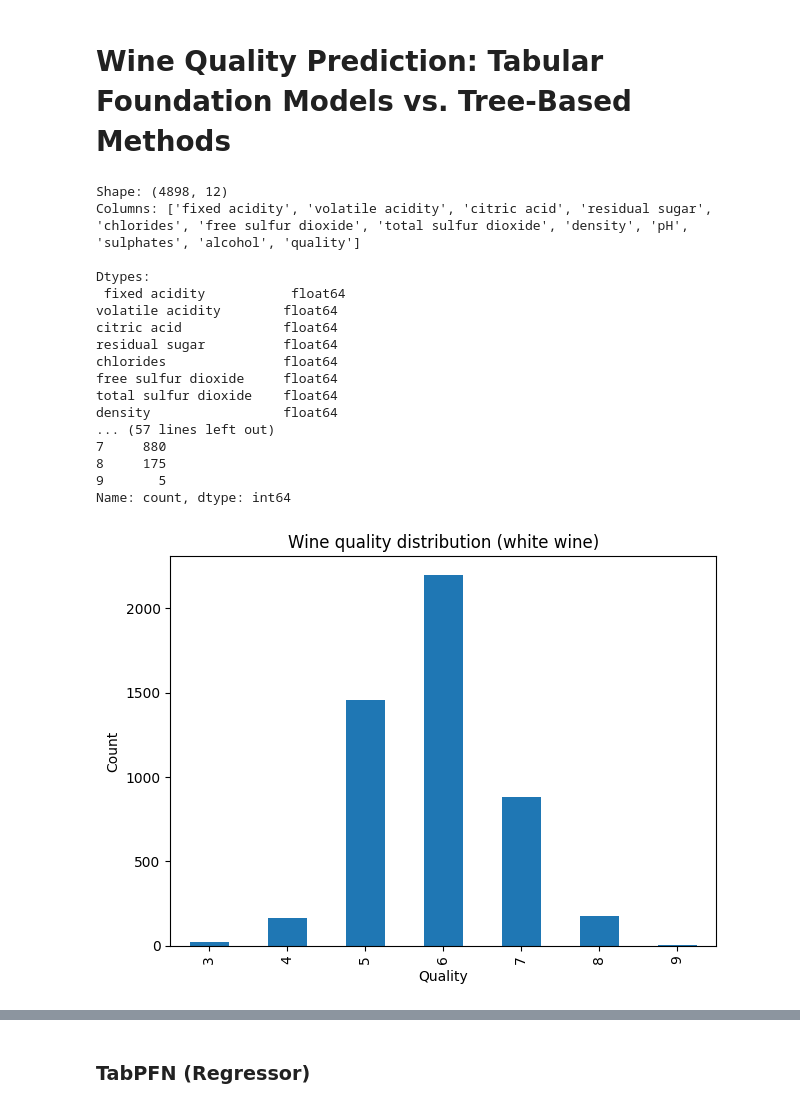
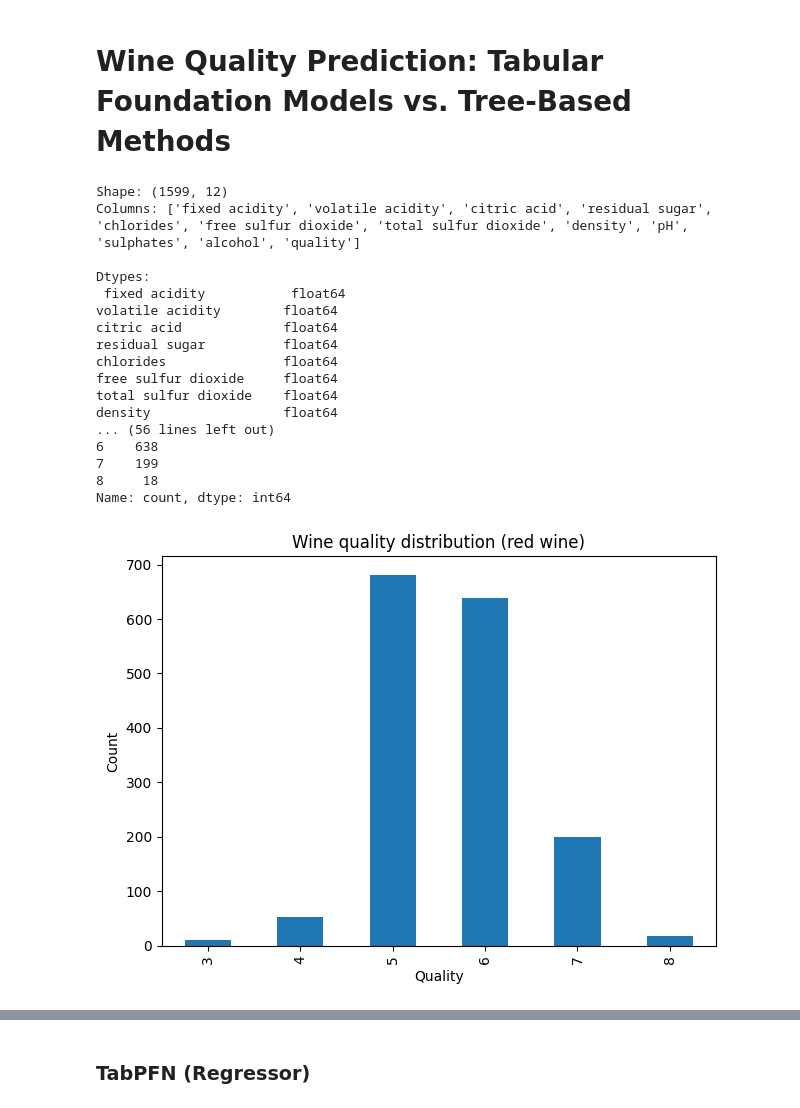
Before and after one commit to ruokokoski/tab-fm, a Jupyter notebook: tab_fms_vs_trees_wine_quality.ipynb, the cells around one changed output, grey strips where cells are left out. Cells and saved outputs as stored; diff of their text form; code cells hidden in the pictures.

Commit message:
Add option to predict also red wine quality

```diff
--- a/tab_fms_vs_trees_wine_quality.ipynb
+++ b/tab_fms_vs_trees_wine_quality.ipynb
@@ -34,8 +34,15 @@ from xgboost import XGBClassifier
 from catboost import CatBoostClassifier
 from lightgbm import LGBMClassifier
 
-path = "./data/winequality-white.csv"
+#path = "./data/winequality-white.csv"
+path = "./data/winequality-red.csv"
 df = pd.read_csv(path, sep=";")
+
+fname = os.path.basename(path).lower()
+if "white" in fname:
+    dataset_label = "white"
+else:
+    dataset_label = "red"
 
 print("Shape:", df.shape)
 print("Columns:", list(df.columns))
@@ -49,40 +56,40 @@ print("\nHead:\n", df.head())
 print("\nSummary stats:\n", df.describe(include="all").T)
 
 target_col = "quality"
 quality_counts = df[target_col].value_counts().sort_index()
 print("\nQuality value counts:\n", quality_counts)
 
 feature_cols = [c for c in df.columns if c != target_col]
 
 X = df[feature_cols]
 y = df[target_col]
 
 plt.figure()
 quality_counts.plot(kind="bar")
 plt.xlabel("Quality")
 plt.ylabel("Count")
-plt.title("Wine quality distribution (white wine)")
+plt.title(f"Wine quality distribution ({dataset_label} wine)")
 plt.tight_layout()
 plt.show()
 # %% [output]
-Shape: (4898, 12)
+Shape: (1599, 12)
 Columns: ['fixed acidity', 'volatile acidity', 'citric acid', 'residual sugar', 'chlorides', 'free sulfur dioxide', 'total sulfur dioxide', 'density', 'pH', 'sulphates', 'alcohol', 'quality']
 
 Dtypes:
  fixed acidity           float64
 volatile acidity        float64
 citric acid             float64
 residual sugar          float64
 chlorides               float64
 free sulfur dioxide     float64
 total sulfur dioxide    float64
 density                 float64
-... (57 lines left out)
-7     880
-8     175
-9       5
+... (56 lines left out)
+6    638
+7    199
+8     18
 Name: count, dtype: int64
-[figure, old version]
+[figure, new version]
 # %%
 corr = df.corr(numeric_only=True)
 
```
Also changed, not shown: parts of 15 cells of this notebook, 4 other files.
